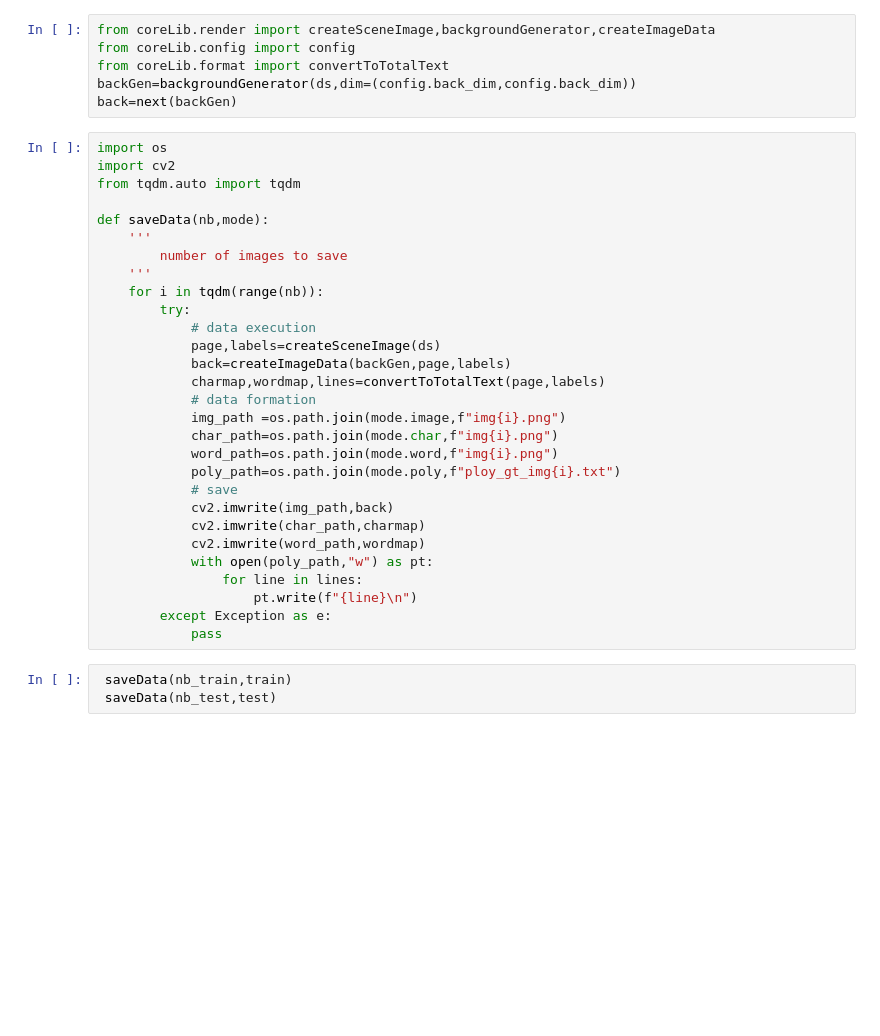
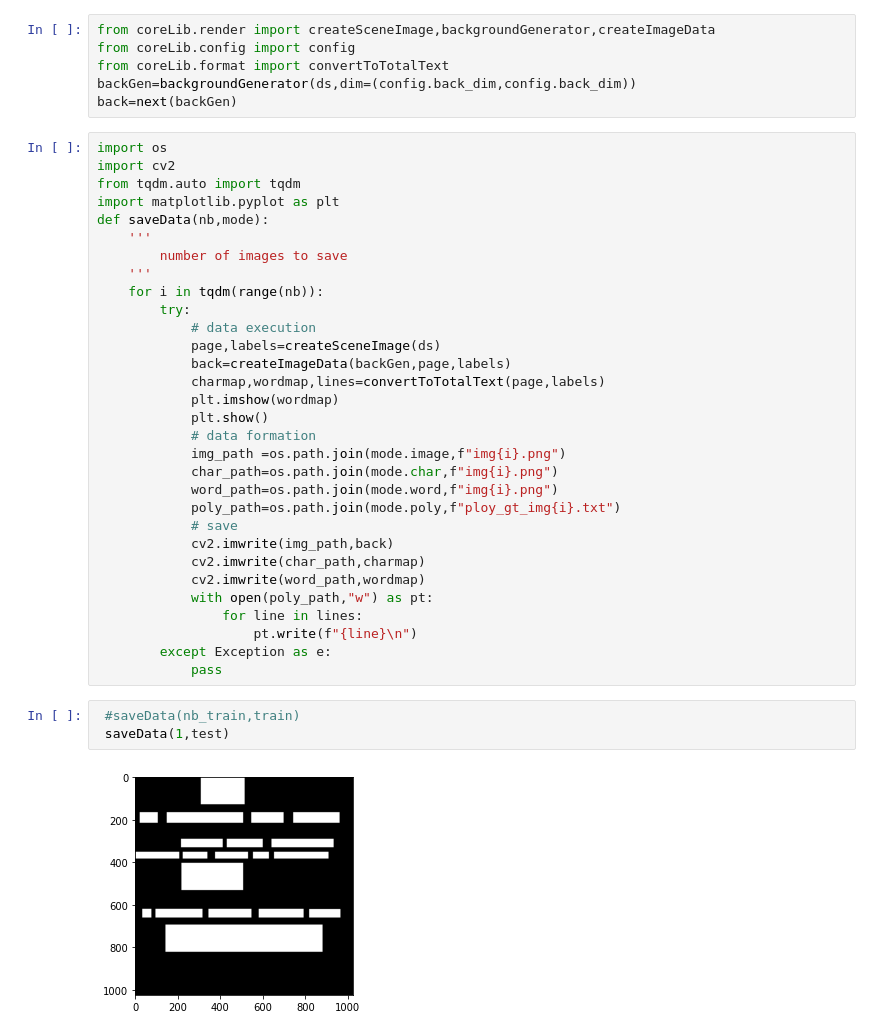
Before and after one commit to mnansary/apsis-detection, a Jupyter notebook: detection_data.ipynb, the cells around one changed output. Cells and saved outputs as stored; diff of their text form; blank space fills up the shorter version.

```diff
--- a/detection_data.ipynb
+++ b/detection_data.ipynb
@@ -50,7 +65,7 @@ back=next(backGen)
 import os
 import cv2
 from tqdm.auto import tqdm
-
+import matplotlib.pyplot as plt
 def saveData(nb,mode):
     '''
         number of images to save
@@ -61,6 +76,8 @@ def saveData(nb,mode):
             page,labels=createSceneImage(ds)
             back=createImageData(backGen,page,labels)
             charmap,wordmap,lines=convertToTotalText(page,labels)
+            plt.imshow(wordmap)
+            plt.show()
             # data formation
             img_path =os.path.join(mode.image,f"img{i}.png")
             char_path=os.path.join(mode.char,f"img{i}.png")
@@ -76,5 +93,7 @@ def saveData(nb,mode):
         except Exception as e:
             pass
 # %%
- saveData(nb_train,train)
- saveData(nb_test,test)
+ #saveData(nb_train,train)
+ saveData(1,test)
+# %% [output]
+[figure, added]
```
Also changed, not shown: parts of 1 cell of this notebook, 1 other file.
